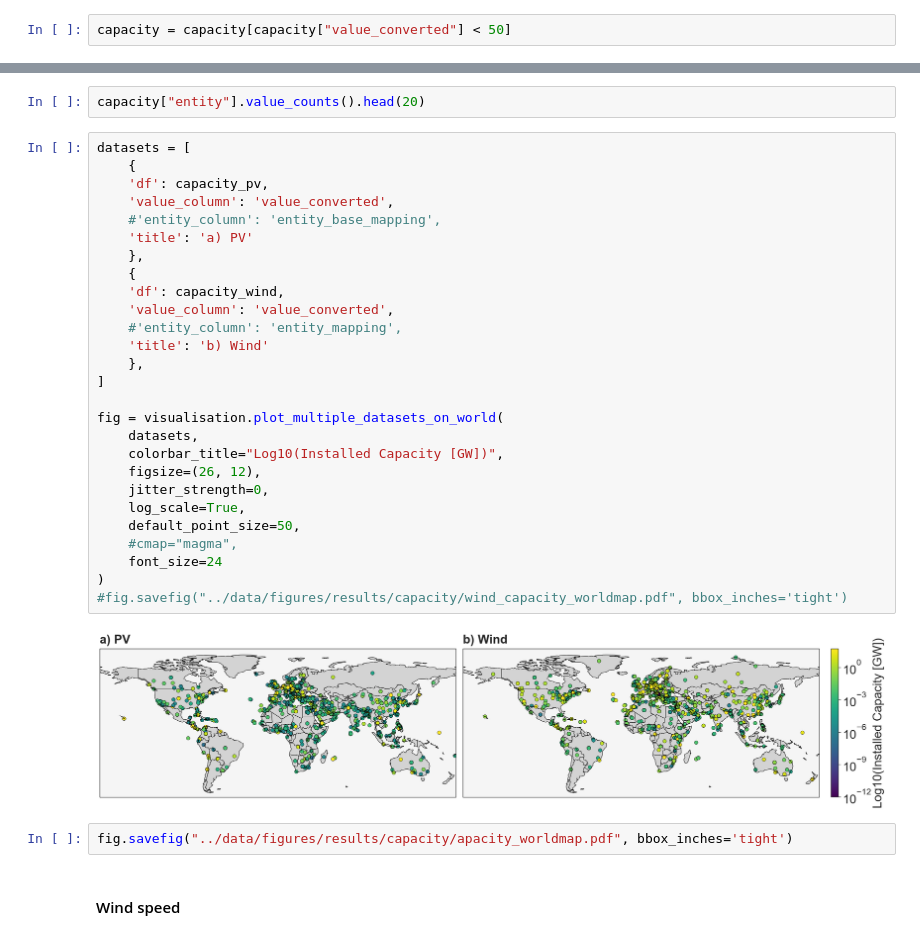
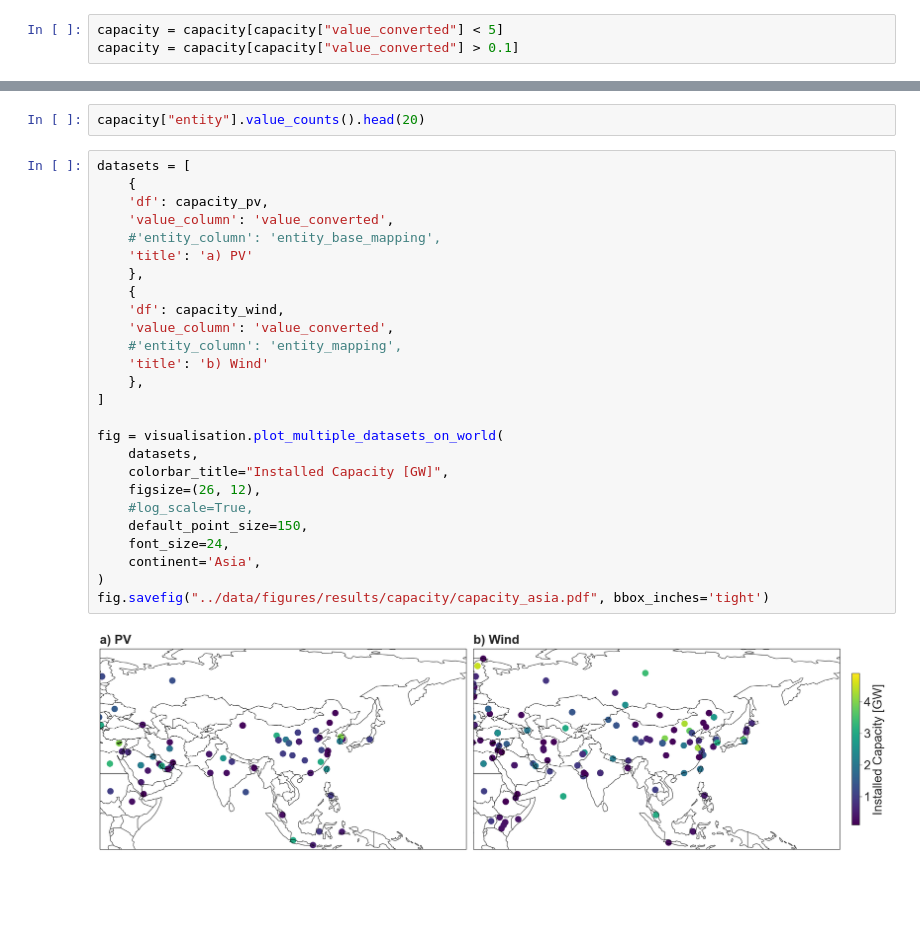
Before and after one commit to FZJ-IEK3-VSA/quinex-energy-system-studies, a Jupyter notebook: notebooks/Step6_SpatialVisualisation.ipynb, the cells around one changed output, grey strips where cells are left out. Drawn from its saved outputs; the diff is of its cells as text; blank space fills up the shorter version.

```diff
--- a/notebooks/Step6_SpatialVisualisation.ipynb
+++ b/notebooks/Step6_SpatialVisualisation.ipynb
@@ -253,7 +264,8 @@ Natural Gas              156
 Hybrid Energy System      78
 Name: count, dtype: int64
 # %%
-capacity = capacity[capacity["value_converted"] < 50]
+capacity = capacity[capacity["value_converted"] < 5]
+capacity = capacity[capacity["value_converted"] > 0.1]
 # %% [markdown]
 #### Select Entities
 # %%
@@ -307,33 +315,28 @@ capacity["entity"].value_counts().head(20)
 # %%
 datasets = [
     {
     'df': capacity_pv,
     'value_column': 'value_converted',
     #'entity_column': 'entity_base_mapping',
     'title': 'a) PV'
     },
     {
     'df': capacity_wind,
     'value_column': 'value_converted',
     #'entity_column': 'entity_mapping',
     'title': 'b) Wind'
     },
 ]
 
 fig = visualisation.plot_multiple_datasets_on_world(
     datasets,
-    colorbar_title="Log10(Installed Capacity [GW])",
+    colorbar_title="Installed Capacity [GW]",
     figsize=(26, 12),
-    jitter_strength=0,
-    log_scale=True,
-    default_point_size=50,
-    #cmap="magma",
-    font_size=24
+    #log_scale=True,
+    default_point_size=150,
+    font_size=24,
+    continent='Asia',
 )
-#fig.savefig("../data/figures/results/capacity/wind_capacity_worldmap.pdf", bbox_inches='tight')
+fig.savefig("../data/figures/results/capacity/capacity_asia.pdf", bbox_inches='tight')
 # %% [output]
-[figure, old version]
+[figure, new version]
-# %%
-fig.savefig("../data/figures/results/capacity/apacity_worldmap.pdf", bbox_inches='tight')
-# %% [markdown]
-#### Wind speed
```
Also changed, not shown: parts of 22 cells of this notebook, 12 other files.
